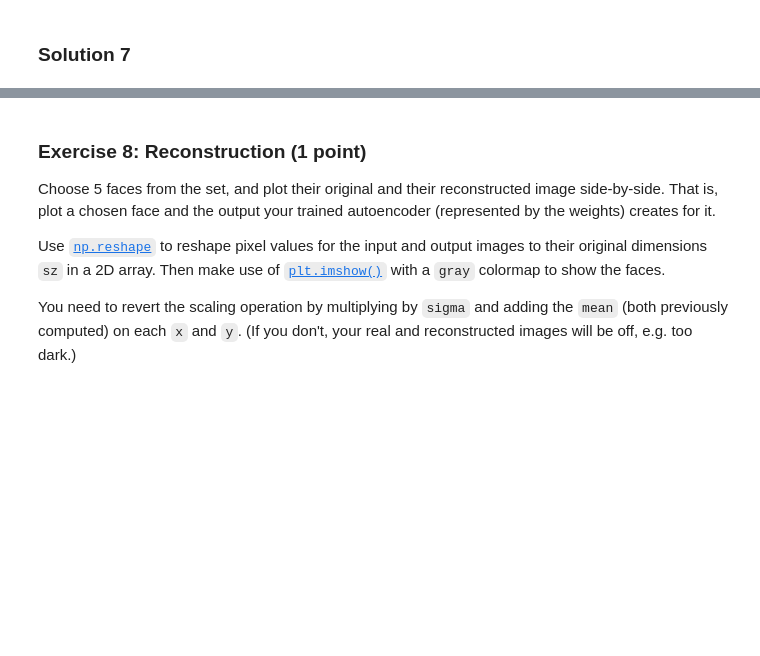
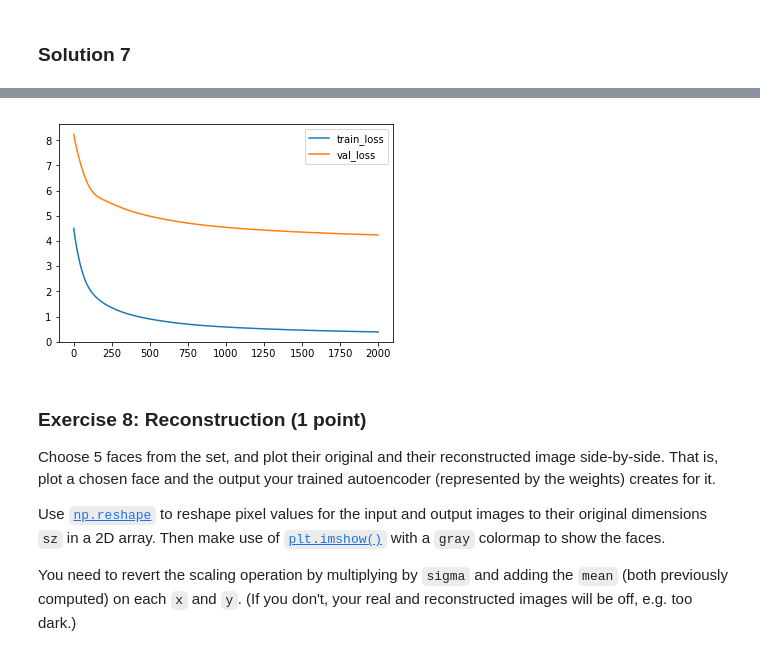
Before and after one commit to aprinsai/NeuralNetworks, a Jupyter notebook: Ex5/Chapter_04_autoencoder.ipynb, the cells around one changed output, grey strips where cells are left out. Drawn from its saved outputs; the diff is of its cells as text; code cells hidden in the pictures; blank space fills up the shorter version.

```diff
--- a/Ex5/Chapter_04_autoencoder.ipynb
+++ b/Ex5/Chapter_04_autoencoder.ipynb
@@ -152,8 +152,8 @@ def mean_squared_error(Y, X):
         L = [flt] the MSE
     """
     P, N = Y.shape
-    L =  1/(2*N) * np.sum((X-Y)^2, axis = 0)
-    return L
+    L =  np.sum((X-Y)**2, axis =0) * 1/(2*N)
+    return np.mean(L)
 # %%
 def relu(A):
     """
@@ -186,7 +186,7 @@ def forward(X, W1, W2):
         W1 = [Q P] weight matrix of the first layer from P input pixels to Q outputs
         W2 = [P Q] weight vector of the second layer of Q inputs to P output pixels
     OUTPUT
-        A1 = [P N] linear activations going into the hidden unit activation functions for P pixels and N examples
+        A1 = [Q N] linear activations going into the hidden unit activation functions for P pixels and N examples
         H  = [Q N] output matrix of Q hidden units for N examples
         Y  = [P N] output pixel vectors (reconstructions) for N examples
     """
@@ -331,5 +331,9 @@ Run the autoencoder with $n_h=30$ hidden units, a learning rate $\eta=10^{-5}$ a
 W1, W2, train_loss, val_loss = train_network(X_train, X_val)
 
 # Plot the training and validation losses
-## Write code here ##
+plt.figure()
+plt.plot(xrange(2000), train_loss, label = "train_loss")
+plt.plot(xrange(2000), val_loss, label = "val_loss")
+plt.legend()
+plt.show()
 # %% [output]
@@ -337,3 +357,4 @@ TypeError: ufunc 'bitwise_xor' not supported for the input types, and the inputs
+[figure, added]
 # %% [markdown]
 ### Exercise 8: Reconstruction (1 point)
 
```
Also changed, not shown: parts of 1 cell of this notebook.
